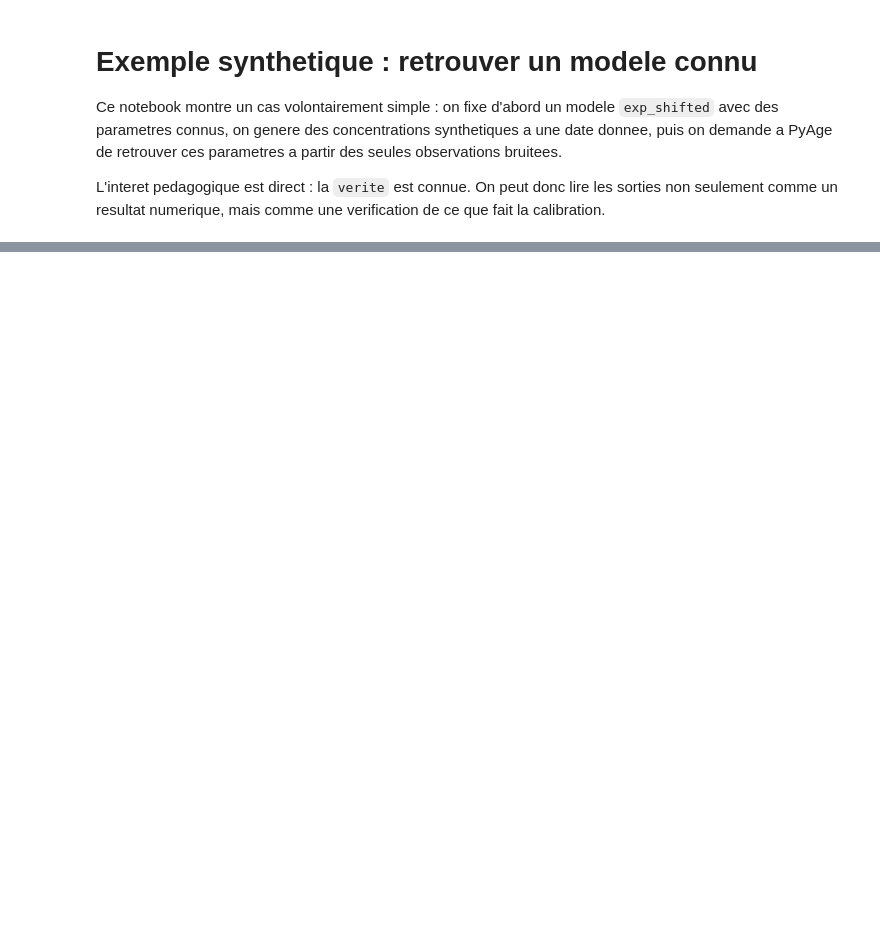
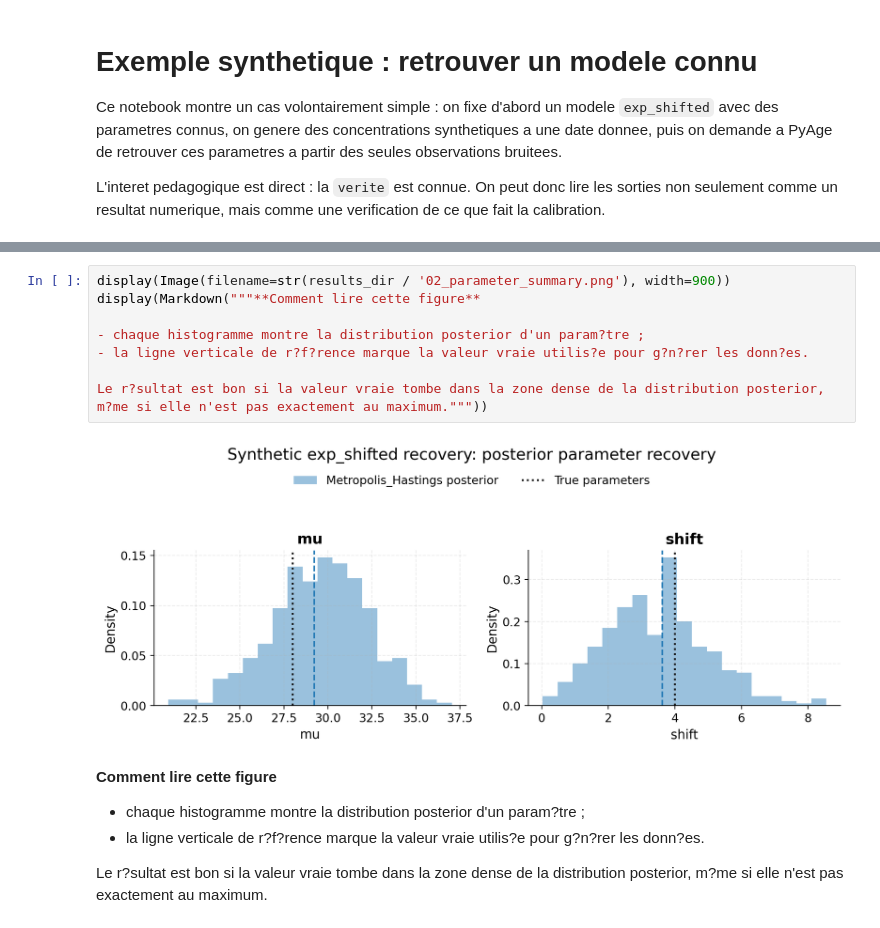
Before and after one commit to dreuzy/PyAges, a Jupyter notebook: examples/synthetic/lpm_recovery_single_date/exemple_lpm_recovery_single_date.ipynb, the cells around one changed output, grey strips where cells are left out. Saved outputs shown, nothing was run; the diff lists cells and outputs as text; blank space fills up the shorter version.

```diff
--- a/examples/synthetic/lpm_recovery_single_date/exemple_lpm_recovery_single_date.ipynb
+++ b/examples/synthetic/lpm_recovery_single_date/exemple_lpm_recovery_single_date.ipynb
@@ -147,0 +261,16 @@ if expert_mode:
+# %%
+display(Image(filename=str(results_dir / '02_parameter_summary.png'), width=900))
+display(Markdown("""**Comment lire cette figure**
+
+- chaque histogramme montre la distribution posterior d'un param?tre ;
+- la ligne verticale de r?f?rence marque la valeur vraie utilis?e pour g?n?rer les donn?es.
+
+Le r?sultat est bon si la valeur vraie tombe dans la zone dense de la distribution posterior, m?me si elle n'est pas exactement au maximum."""))
+# %% [output]
+[figure, added]
+**Comment lire cette figure**
+
+- chaque histogramme montre la distribution posterior d'un param?tre ;
+- la ligne verticale de r?f?rence marque la valeur vraie utilis?e pour g?n?rer les donn?es.
+
+Le r?sultat est bon si la valeur vraie tombe dans la zone dense de la distribution posterior, m?me si elle n'est pas exactement au maximum.
```
Also changed, not shown: parts of 36 cells of this notebook, 9 other files.
